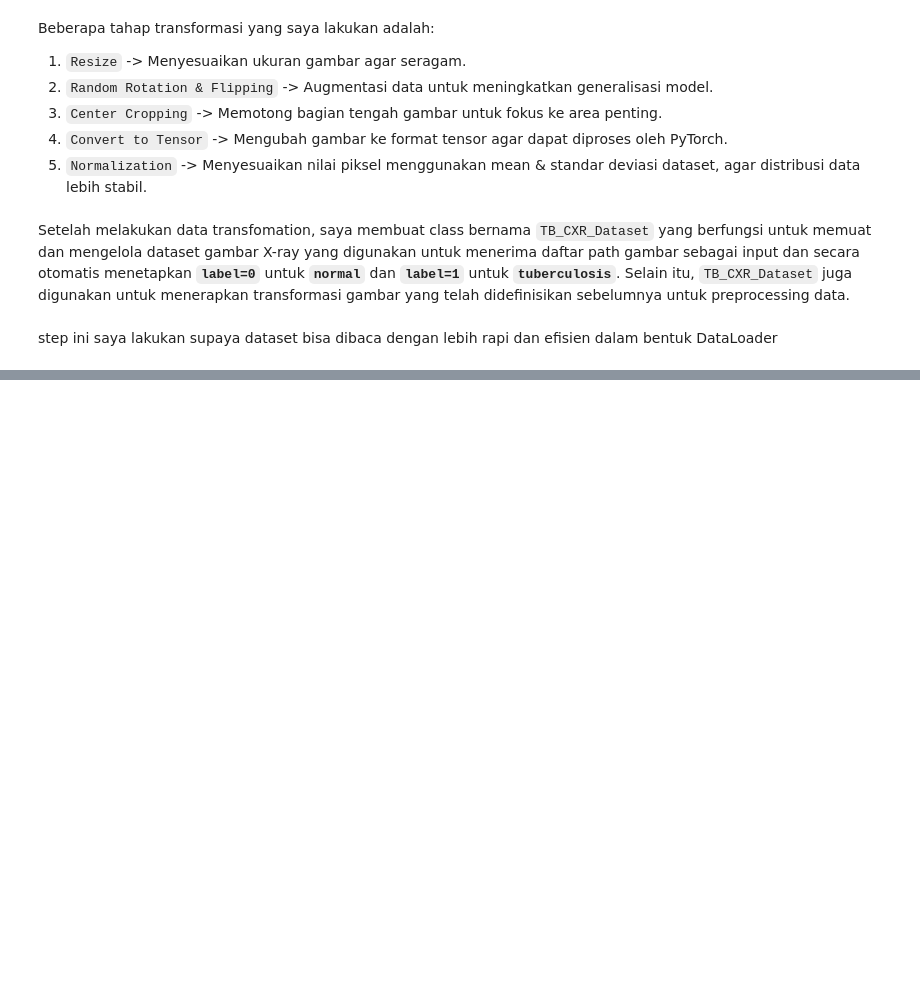
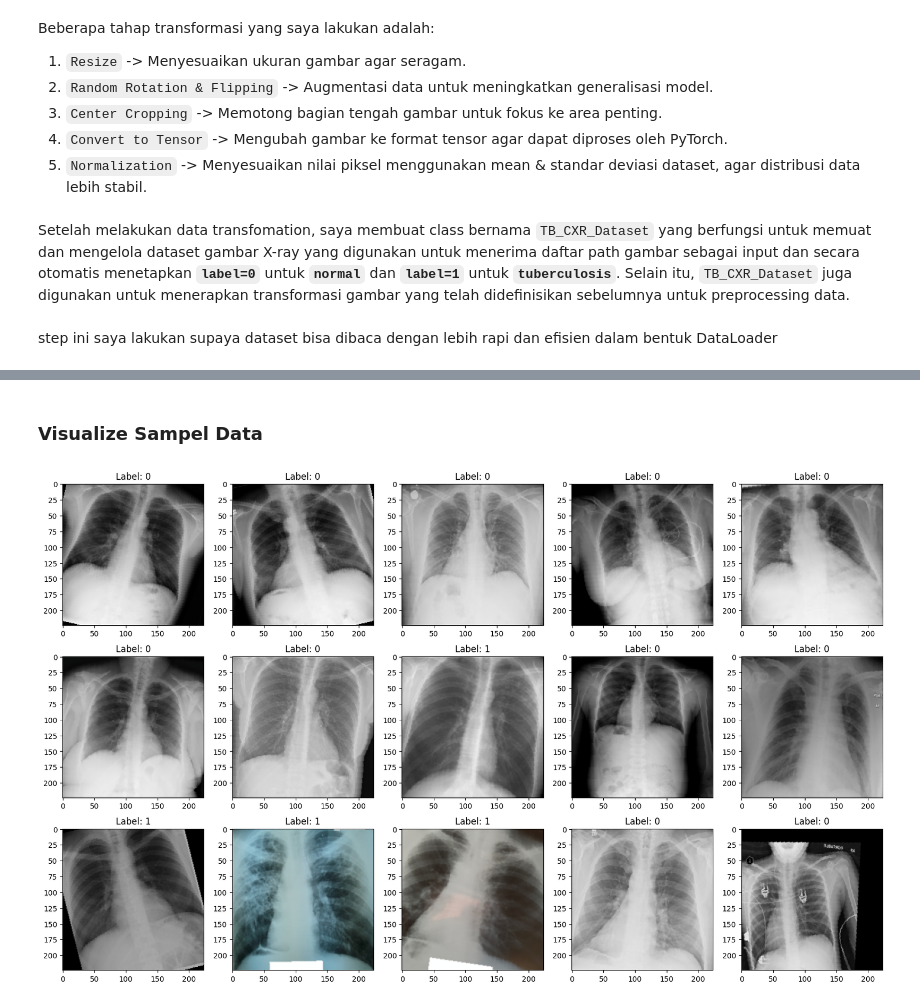
Before and after one commit to covryzne/tbc-detection-skripsi, a Jupyter notebook: tbc_detection_skripsi_netebook.ipynb, the cells around one changed output, grey strips where cells are left out. Cells and saved outputs as stored; diff of their text form; code cells hidden in the pictures; blank space fills up the shorter version.

```diff
--- a/tbc_detection_skripsi_netebook.ipynb
+++ b/tbc_detection_skripsi_netebook.ipynb
@@ -436,0 +475,24 @@ step ini saya lakukan supaya dataset bisa dibaca dengan lebih rapi dan efisien d
+# %% [markdown]
+### **Visualize Sampel Data**
+# %%
+data, labels = next(iter(train_dataloader))
+
+fig, axs = plt.subplots(nrows=3, ncols=5,figsize=(20, 12))
+
+for i, ax in enumerate(axs.flat):
+    image, label = data[i], labels[i]
+    img = image.numpy().transpose((1, 2, 0))
+    """
+    Untuk kebutuhan visualize tidak dilakukan normalize
+    """
+    mean = np.array([0.485, 0.456, 0.406])
+    std = np.array([0.229, 0.224, 0.225])
+    img = std * img + mean
+    img = np.clip(img, 0, 1)
+
+    ax.imshow(img)
+    ax.set_title(f"Label: {label.item()}", fontsize=12)
+
+plt.show()
+# %% [output]
+[figure, added]
```
Also changed, not shown: parts of 5 cells of this notebook.
